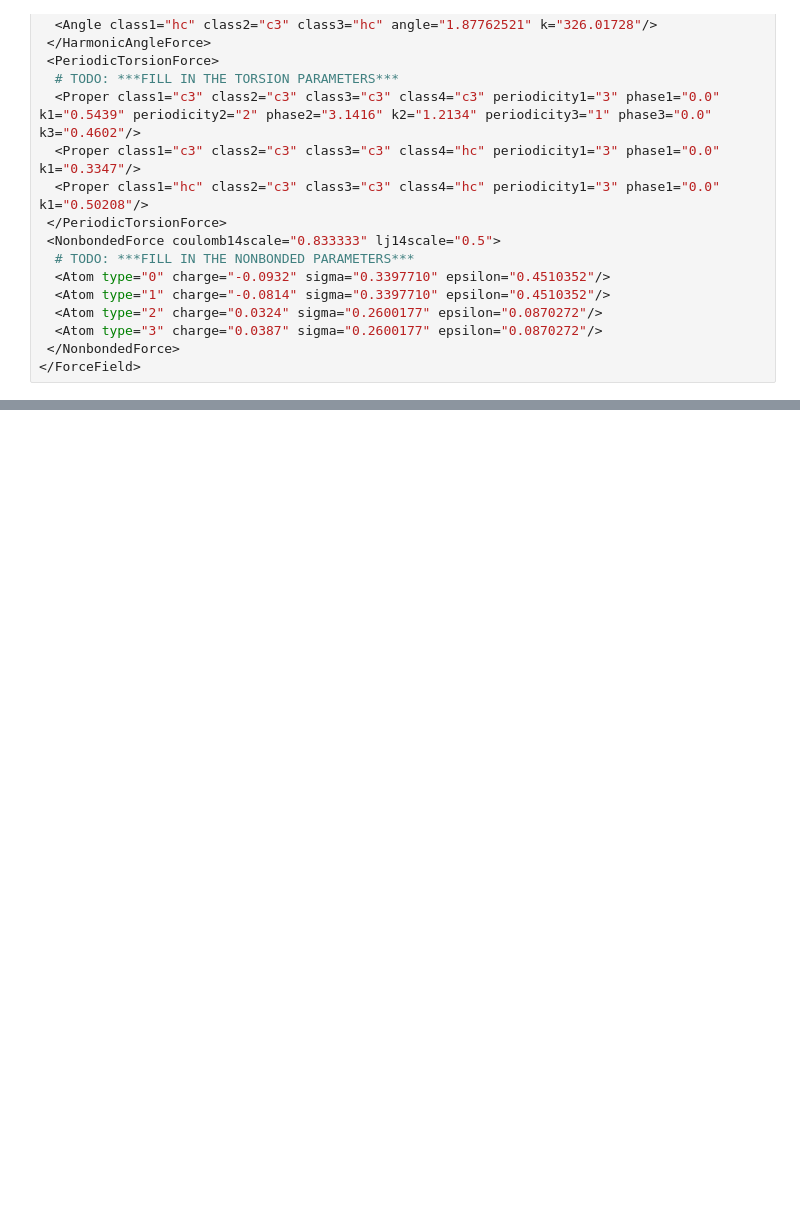
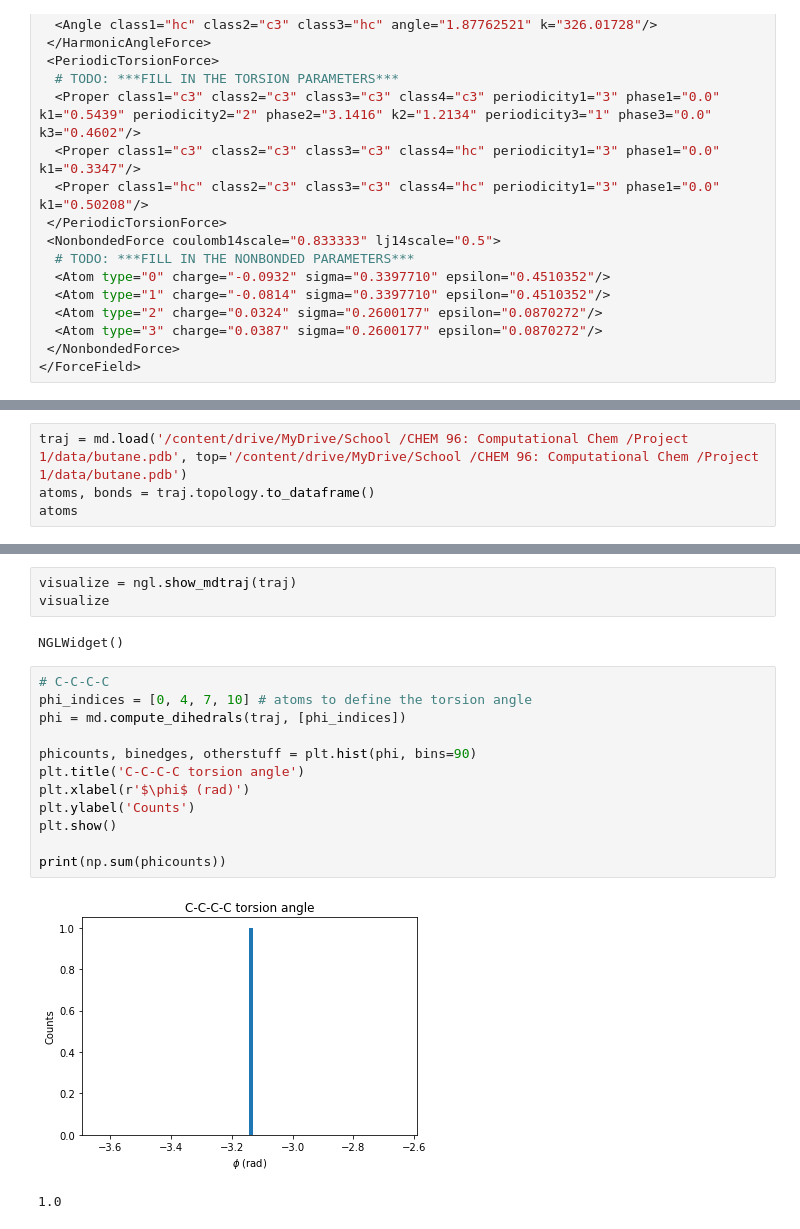
Before and after one commit to Franklinyeruan/CHEM101.6, a Jupyter notebook: Wk1_Basic_Alkanes_Simulation.ipynb, the cells around one changed output, grey strips where cells are left out. Saved outputs shown, nothing was run; the diff lists cells and outputs as text; blank space fills up the shorter version.

```diff
--- a/Wk1_Basic_Alkanes_Simulation.ipynb
+++ b/Wk1_Basic_Alkanes_Simulation.ipynb
@@ -109,0 +406,4 @@ Below is the XML file for butane describing it's force field
+# %%
+traj = md.load('/content/drive/MyDrive/School /CHEM 96: Computational Chem /Project 1/data/butane.pdb', top='/content/drive/MyDrive/School /CHEM 96: Computational Chem /Project 1/data/butane.pdb')
+atoms, bonds = traj.topology.to_dataframe()
+atoms
@@ -109,0 +426,20 @@ Below is the XML file for butane describing it's force field
+# %%
+visualize = ngl.show_mdtraj(traj)
+visualize
+# %% [output]
+NGLWidget()
+# %%
+# C-C-C-C
+phi_indices = [0, 4, 7, 10] # atoms to define the torsion angle
+phi = md.compute_dihedrals(traj, [phi_indices])
+
+phicounts, binedges, otherstuff = plt.hist(phi, bins=90)
+plt.title('C-C-C-C torsion angle')
+plt.xlabel(r'$\phi$ (rad)')
+plt.ylabel('Counts')
+plt.show()
+
+print(np.sum(phicounts))
+# %% [output]
+[figure, added]
+1.0
```
Also changed, not shown: parts of 38 cells of this notebook.
